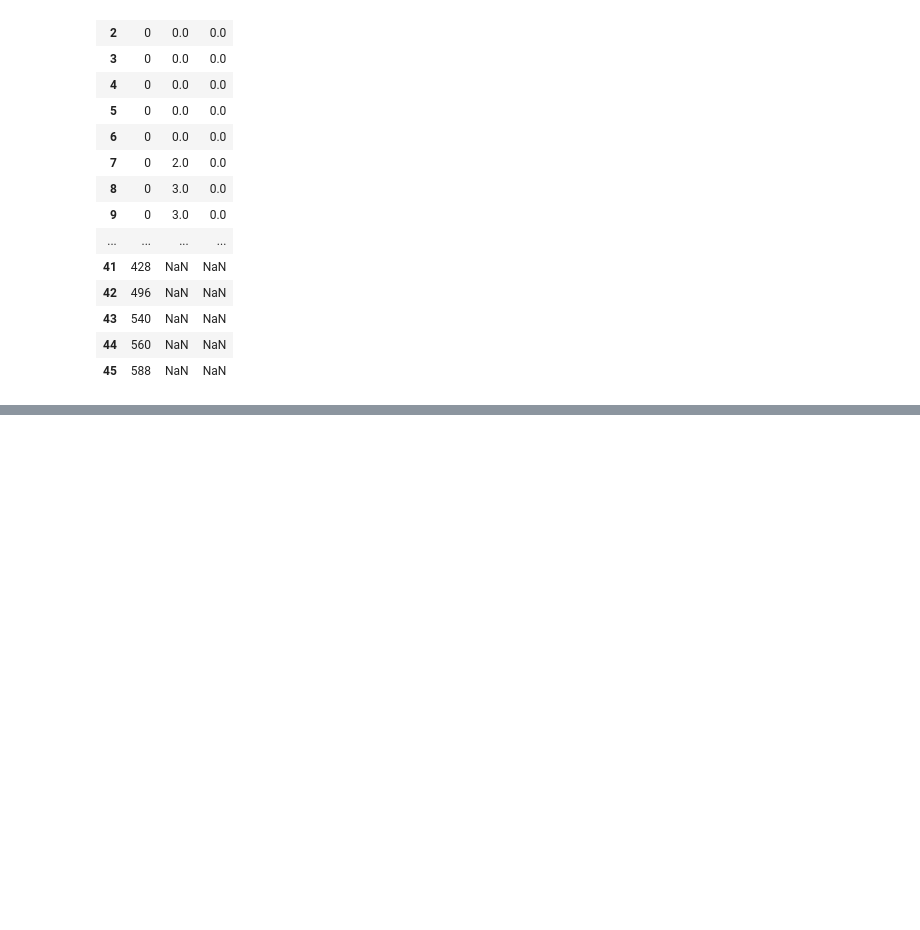
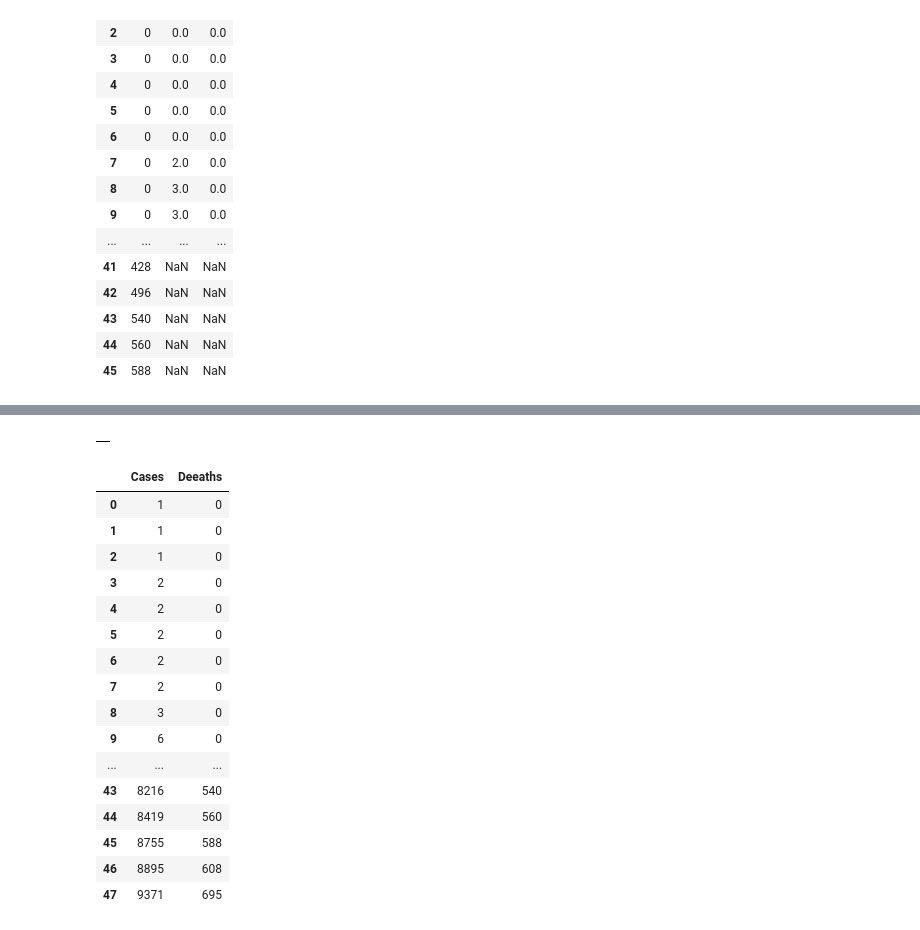
Before and after one commit to italolima04/data-science, a Jupyter notebook: COVID_BRASIL.ipynb, the cells around one changed output, grey strips where cells are left out. Cells and saved outputs as stored; diff of their text form; code cells hidden in the pictures; blank space fills up the shorter version.

```diff
--- a/COVID_BRASIL.ipynb
+++ b/COVID_BRASIL.ipynb
@@ -283,0 +277,4 @@ data_state.plot()
+# %%
+df_correlation = pd.DataFrame()
+# %% [output]
+|  |
@@ -283,0 +287,21 @@ data_state.plot()
+# %%
+df_correlation.columns = ['Cases', 'Deeaths']
+df_correlation
+# %% [output]
+|  | Cases | Deeaths |
+| 0 | 1 | 0 |
+| 1 | 1 | 0 |
+| 2 | 1 | 0 |
+| 3 | 2 | 0 |
+| 4 | 2 | 0 |
+| 5 | 2 | 0 |
+| 6 | 2 | 0 |
+| 7 | 2 | 0 |
+| 8 | 3 | 0 |
+| 9 | 6 | 0 |
+| ... | ... | ... |
+| 43 | 8216 | 540 |
+| 44 | 8419 | 560 |
+| 45 | 8755 | 588 |
+| 46 | 8895 | 608 |
+| 47 | 9371 | 695 |
```
Also changed, not shown: parts of 35 cells of this notebook.
